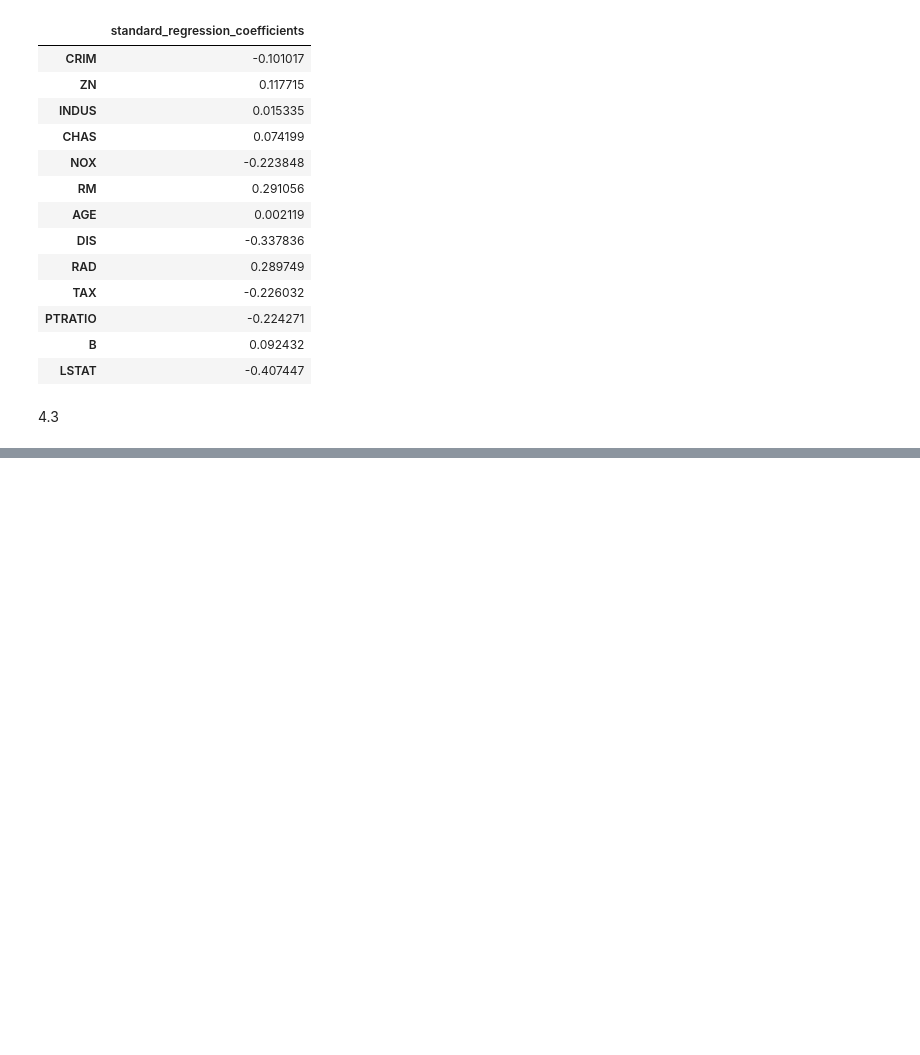
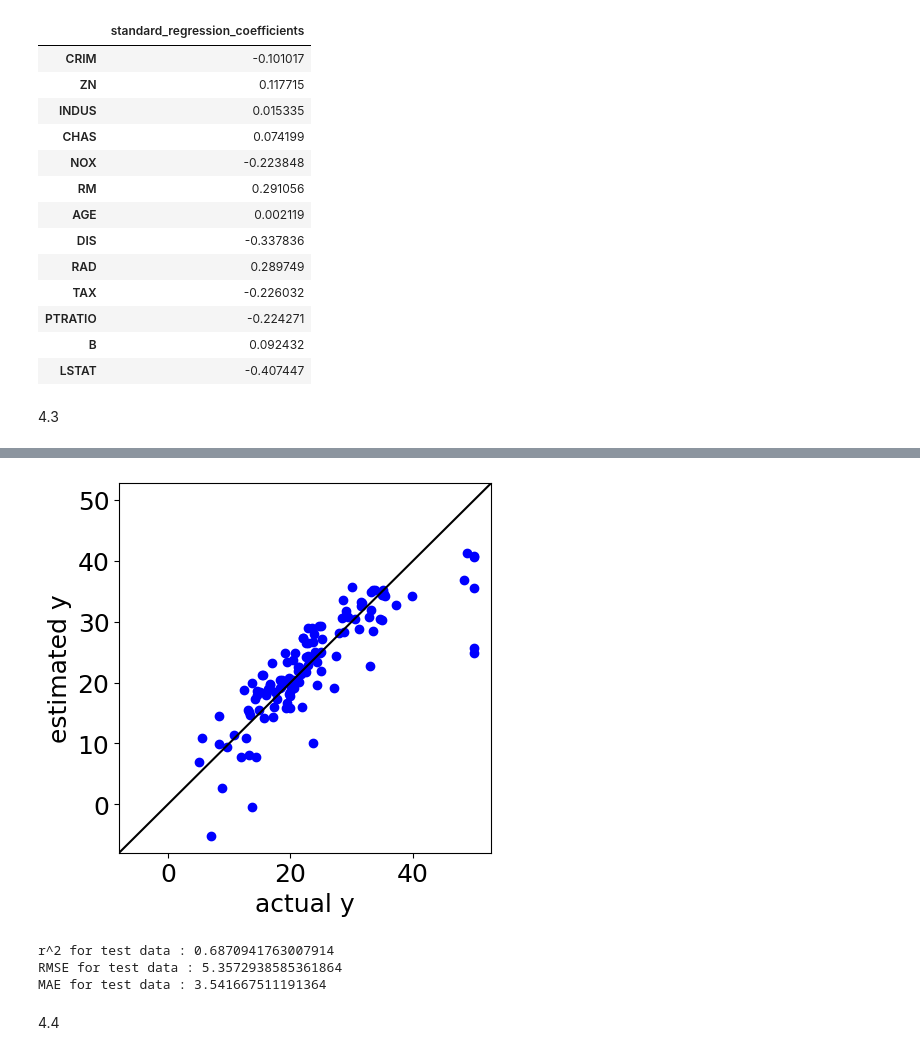
Before and after one commit to tyuyamato/ML_training, a Jupyter notebook: 金子本_4章.ipynb, the cells around one changed output, grey strips where cells are left out. Cells and saved outputs as stored; diff of their text form; code cells hidden in the pictures; blank space fills up the shorter version.

```diff
--- a/金子本_4章.ipynb
+++ b/金子本_4章.ipynb
@@ -247,0 +348,34 @@ display(standard_regression_coefficients)
+# %%
+# テストデータの、トレーニングデータを用いたオートスケーリング
+autoscaled_x_test = (x_test - x_train.mean()) / x_train.std()
+
+# テストデータの推定
+autoscaled_estimated_y_test = model.predict(autoscaled_x_test)  # y の推定
+estimated_y_test = autoscaled_estimated_y_test * y_train.std() + y_train.mean()  # スケールをもとに戻す
+estimated_y_test = pd.DataFrame(estimated_y_test, index=x_test.index, columns=['estimated_y'])
+# %%
+# テストデータの実測値 vs. 推定値のプロット
+plt.rcParams['font.size'] = 18
+plt.figure(figsize=figure.figaspect(1))  # 図の形を正方形に
+plt.scatter(y_test, estimated_y_test.iloc[:, 0], c='blue')  # 実測値 vs. 推定値プロット
+y_max = max(y_test.max(), estimated_y_test.iloc[:, 0].max())  # 実測値の最大値と、推定値の最大値の中で、より大きい値を取得
+y_min = min(y_test.min(), estimated_y_test.iloc[:, 0].min())  # 実測値の最小値と、推定値の最小値の中で、より小さい値を取得
+plt.plot([y_min - 0.05 * (y_max - y_min), y_max + 0.05 * (y_max - y_min)],
+         [y_min - 0.05 * (y_max - y_min), y_max + 0.05 * (y_max - y_min)], 'k-')  # 取得した最小値-5%から最大値+5%まで、対角線を作成
+plt.ylim(y_min - 0.05 * (y_max - y_min), y_max + 0.05 * (y_max - y_min))  # y 軸の範囲の設定
+plt.xlim(y_min - 0.05 * (y_max - y_min), y_max + 0.05 * (y_max - y_min))  # x 軸の範囲の設定
+plt.xlabel('actual y')  # x 軸の名前
+plt.ylabel('estimated y')  # y 軸の名前
+plt.show()  # 以上の設定で描画
+
+# テストデータのr2, RMSE, MAE
+print('r^2 for test data :', metrics.r2_score(y_test, estimated_y_test))
+print('RMSE for test data :', metrics.mean_squared_error(y_test, estimated_y_test) ** 0.5)
+print('MAE for test data :', metrics.mean_absolute_error(y_test, estimated_y_test))
+# %% [output]
+[figure, added]
+r^2 for test data : 0.6870941763007914
+RMSE for test data : 5.3572938585361864
+MAE for test data : 3.541667511191364
+# %% [markdown]
+4.4
```
Also changed, not shown: parts of 8 cells of this notebook.
